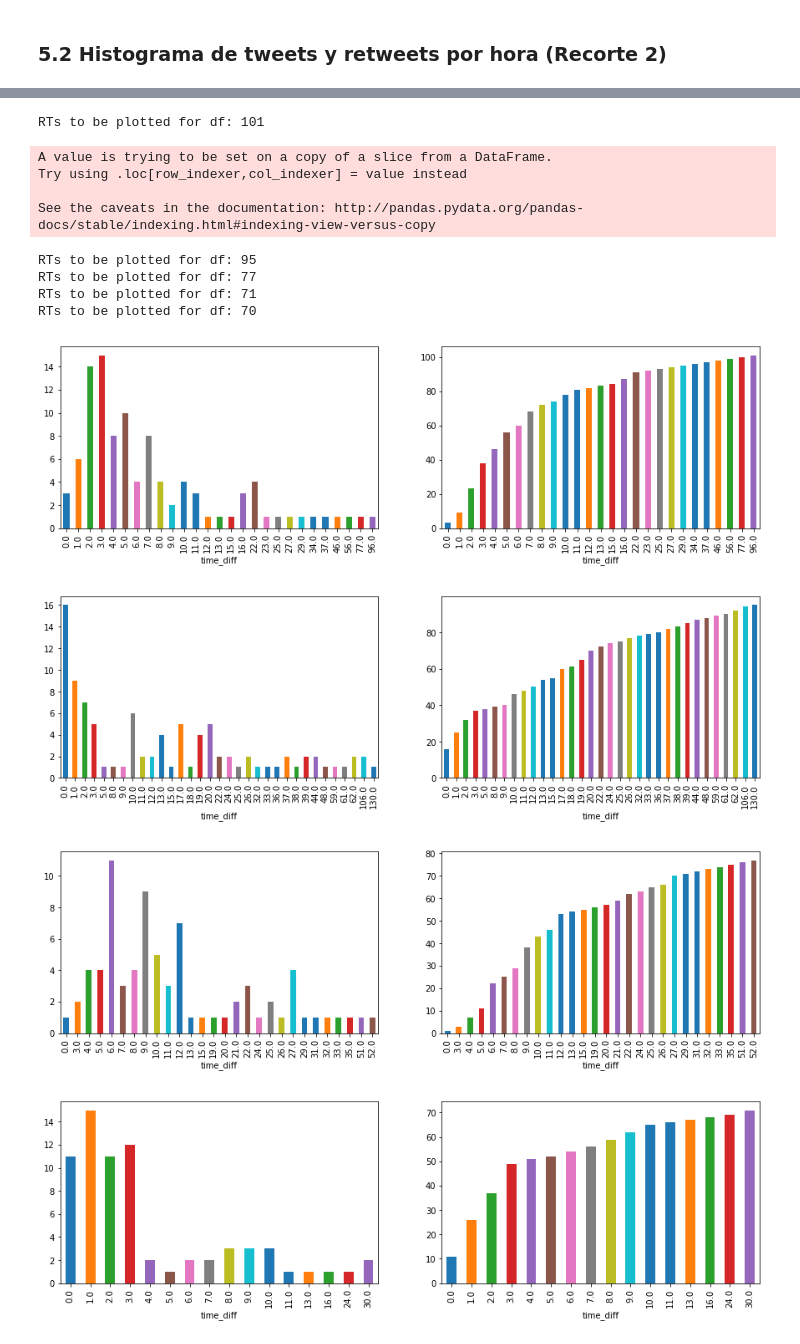
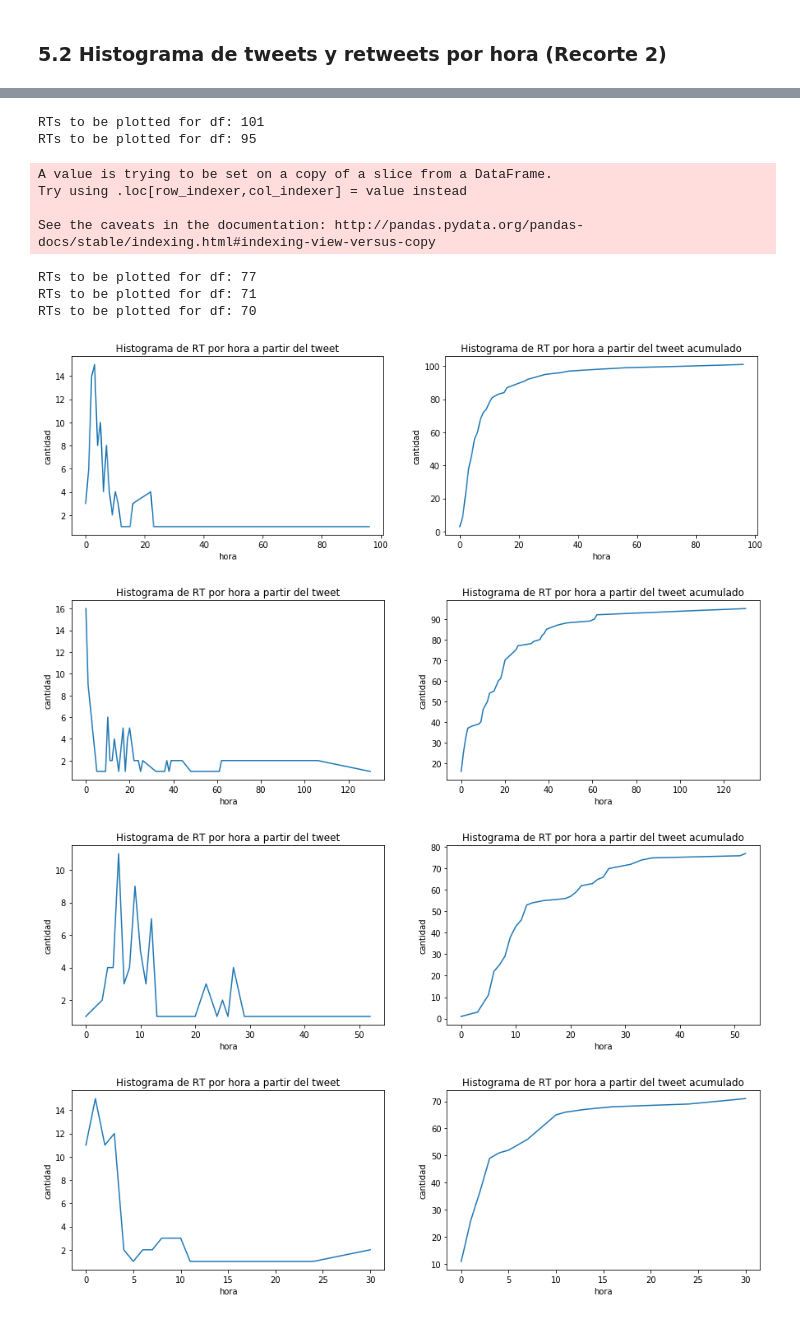
Before and after one commit to emeriles/sna-famaf, a Jupyter notebook: tw_dataset/Exploratory_visualization_corrected.ipynb, the cells around one changed output, grey strips where cells are left out. Drawn from its saved outputs; the diff is of its cells as text; code cells hidden in the pictures.

```diff
--- a/tw_dataset/Exploratory_visualization_corrected.ipynb
+++ b/tw_dataset/Exploratory_visualization_corrected.ipynb
@@ -420,34 +416,43 @@ def get_top_retweeted(data_f, n=5):
     top_retweeted = data_f.drop_duplicates('rt_on_dataset').nlargest(5, 'rt_on_dataset', keep='last')
     return top_retweeted.head(n)
 
-def plot_tweets_per_hour(t_id):
+def plot_tweets_per_hour(t_id, use_percentage=False):
+    """For single tweet"""
     data_f = df[df.retweeted_status__id_str == str(t_id)]
+    total = data_f.iloc[0].rt_on_dataset
     data_f['time_diff'] = data_f.created_at - data_f.retweeted_status__created_at
 
     # filter on max_hour ? TODO
-
-    per_hour = data_f.time_diff.groupby((data_f.time_diff / np.timedelta64(1, 'h')).round(0)).count()
+    per_hour = (data_f.time_diff.groupby((data_f.time_diff / np.timedelta64(1, 'h')).round(0)).count())
+    if use_percentage:
+        per_hour = per_hour / total
 
     fig, axes = plt.subplots(ncols=2)
-    per_hour.plot(kind="bar", ax=axes[0],figsize=(15, 4))
-    per_hour.cumsum().plot(kind='bar', ax=axes[1])
+    per_hour.plot(kind="line", ax=axes[0],figsize=(15, 4))
+    axes[0].set_title('Histograma de RT por hora a partir del tweet')
+    axes[0].set_ylabel('cantidad')
+    axes[0].set_xlabel('hora')
+    per_hour.cumsum().plot(kind='line', ax=axes[1])
+    axes[1].set_title('Histograma de RT por hora a partir del tweet acumulado')
+    axes[1].set_ylabel('cantidad')
+    axes[1].set_xlabel('hora')
 # %%
 top_retweeted = get_top_retweeted(df)
 for t_id in top_retweeted.retweeted_status__id_str:
     retweeted = df[df.retweeted_status__id_str == str(t_id)]
     print('RTs to be plotted for df: {}'.format(retweeted.shape[0]))
-    plot_tweets_per_hour(t_id)
+    plot_tweets_per_hour(t_id, use_percentage=False)
 # %% [output]
 RTs to be plotted for df: 101
+RTs to be plotted for df: 95
 A value is trying to be set on a copy of a slice from a DataFrame.
 Try using .loc[row_indexer,col_indexer] = value instead
 
 See the caveats in the documentation: http://pandas.pydata.org/pandas-docs/stable/indexing.html#indexing-view-versus-copy
-RTs to be plotted for df: 95
 RTs to be plotted for df: 77
 RTs to be plotted for df: 71
 RTs to be plotted for df: 70
-[figure, old version]
+[figure, new version]
-[figure, old version]
+[figure, new version]
-[figure, old version]
+[figure, new version]
-[figure, old version]
+[figure, new version]
```
Also changed, not shown: parts of 22 cells of this notebook.
